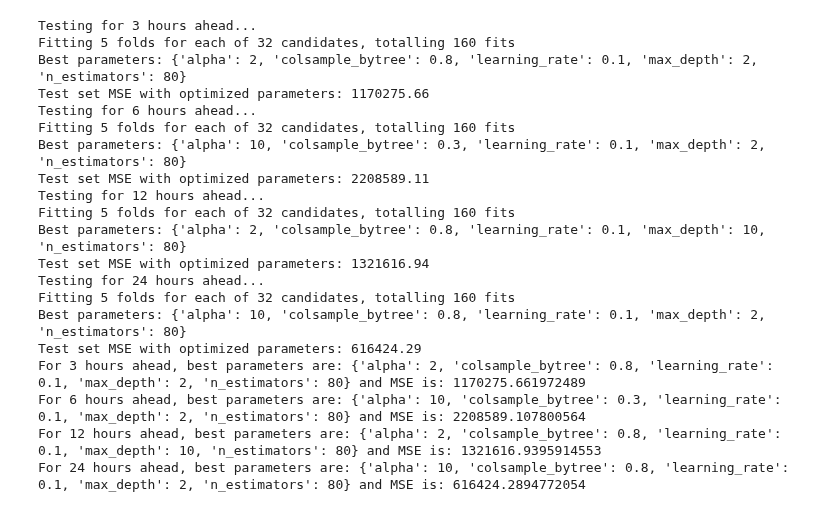
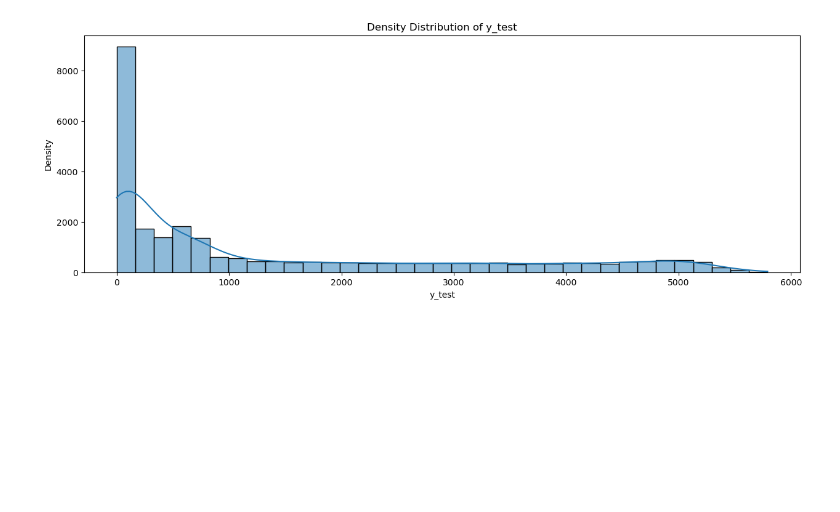
Before and after one commit to MDS-Mountain-Club/MDS_ML_Project, a Jupyter notebook: XGboost/JohannesXGBoost.ipynb, the cells around one changed output. Drawn from its saved outputs; the diff is of its cells as text; code cells hidden in the pictures; blank space fills up the shorter version.

```diff
--- a/XGboost/JohannesXGBoost.ipynb
+++ b/XGboost/JohannesXGBoost.ipynb
@@ -213,48 +0,0 @@ plt.show()
-# %%
-# Define the random state
-random_state = 42
-
-# Define the hours
-hours_list = [3, 6, 12, 24]
-
-results = {}
-
-for hours in hours_list:
-    print(f"Testing for {hours} hours ahead...")
-    # Prepare data using prep_split function
-    X_train, X_test, y_train, y_test = prep_split(df_final,
-                                                   columns=['generation solar'],
-                                                   label='generation solar',
-                                                   train_end_date='2015-12-31 23:00:00+00:00',
-                                                   hours=hours)
-
-    # Train and evaluate XGBoost model
-    xgb_optimized, best_params, MSE = XGB(X_train, X_test, y_train, y_test, param_grid, random_state=random_state)
-
-    # Save the results
-    results[hours] = {'best_params': best_params, 'MSE': MSE}
-
-# Print results
-for hours, result in results.items():
-    print(f"For {hours} hours ahead, best parameters are: {result['best_params']} and MSE is: {result['MSE']}")
-# %% [output]
-Testing for 3 hours ahead...
-Fitting 5 folds for each of 32 candidates, totalling 160 fits
-Best parameters: {'alpha': 2, 'colsample_bytree': 0.8, 'learning_rate': 0.1, 'max_depth': 2, 'n_estimators': 80}
-Test set MSE with optimized parameters: 1170275.66
-Testing for 6 hours ahead...
-Fitting 5 folds for each of 32 candidates, totalling 160 fits
-Best parameters: {'alpha': 10, 'colsample_bytree': 0.3, 'learning_rate': 0.1, 'max_depth': 2, 'n_estimators': 80}
-Test set MSE with optimized parameters: 2208589.11
-Testing for 12 hours ahead...
-Fitting 5 folds for each of 32 candidates, totalling 160 fits
-Best parameters: {'alpha': 2, 'colsample_bytree': 0.8, 'learning_rate': 0.1, 'max_depth': 10, 'n_estimators': 80}
-Test set MSE with optimized parameters: 1321616.94
-Testing for 24 hours ahead...
-Fitting 5 folds for each of 32 candidates, totalling 160 fits
-Best parameters: {'alpha': 10, 'colsample_bytree': 0.8, 'learning_rate': 0.1, 'max_depth': 2, 'n_estimators': 80}
-Test set MSE with optimized parameters: 616424.29
-For 3 hours ahead, best parameters are: {'alpha': 2, 'colsample_bytree': 0.8, 'learning_rate': 0.1, 'max_depth': 2, 'n_estimators': 80} and MSE is: 1170275.661972489
-For 6 hours ahead, best parameters are: {'alpha': 10, 'colsample_bytree': 0.3, 'learning_rate': 0.1, 'max_depth': 2, 'n_estimators': 80} and MSE is: 2208589.107800564
-For 12 hours ahead, best parameters are: {'alpha': 2, 'colsample_bytree': 0.8, 'learning_rate': 0.1, 'max_depth': 10, 'n_estimators': 80} and MSE is: 1321616.9395914553
-For 24 hours ahead, best parameters are: {'alpha': 10, 'colsample_bytree': 0.8, 'learning_rate': 0.1, 'max_depth': 2, 'n_estimators': 80} and MSE is: 616424.2894772054
@@ -260,0 +67,16 @@ For 24 hours ahead, best parameters are: {'alpha': 10, 'colsample_bytree': 0.8,
+# %%
+X_train, X_test, y_train, y_test = prep_split(df_final,
+                                               columns_drop=[],
+                                               label='price actual',
+                                               train_end_date='2015-12-31 23:00:00+00:00',
+                                               hours_ahead=3)
+# %%
+import seaborn as sns
+plt.figure(figsize=(15, 5))
+sns.histplot(y_test, kde=True)
+plt.xlabel('y_test')
+plt.ylabel('Density')
+plt.title('Density Distribution of y_test')
+plt.show()
+# %% [output]
+[figure, added]
```
Also changed, not shown: parts of 35 cells of this notebook, 2 other files.
